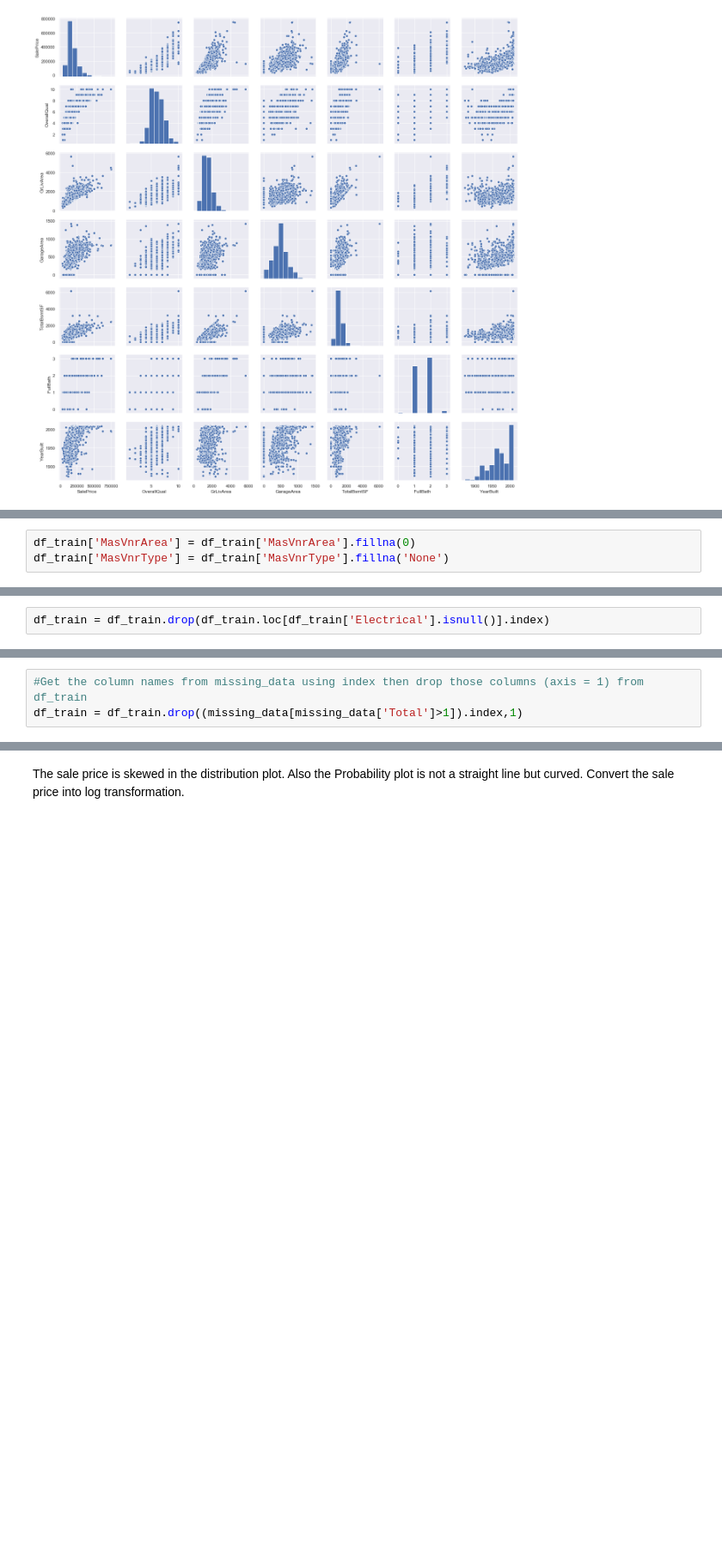
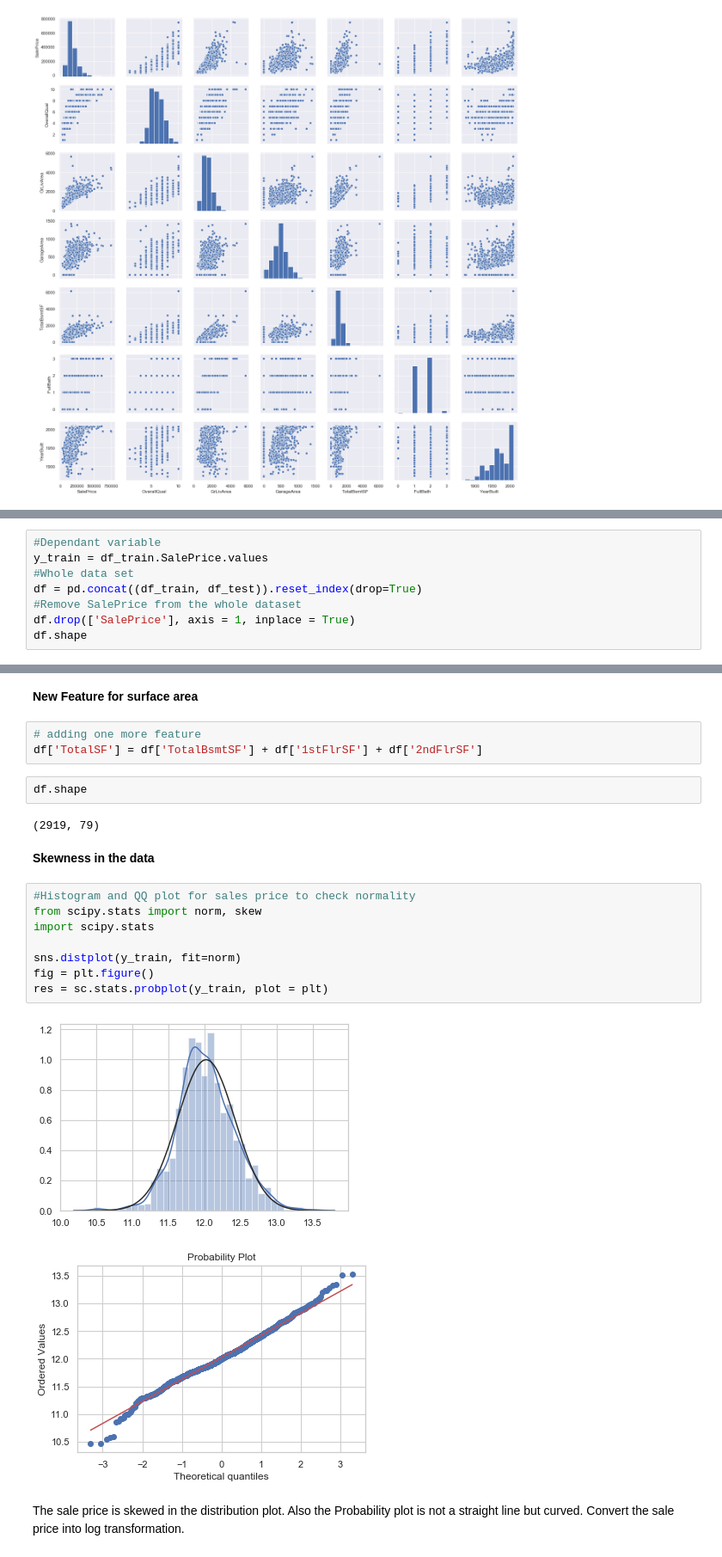
Before and after one commit to Megha219105/Housing-Prices, a Jupyter notebook: HouseSalesPrice.ipynb, the cells around one changed output, grey strips where cells are left out. Shown: that part at 86% size. Saved outputs shown, nothing was run; the diff lists cells and outputs as text; blank space fills up the shorter version.

```diff
--- a/HouseSalesPrice.ipynb
+++ b/HouseSalesPrice.ipynb
@@ -242,3 +195,0 @@ Similar to Area, type has around 60% of the data being None, referring they dont
-# %%
-df_train['MasVnrArea'] = df_train['MasVnrArea'].fillna(0)
-df_train['MasVnrType'] = df_train['MasVnrType'].fillna('None')
@@ -250,2 +195,0 @@ Int64Index([], dtype='int64')
-# %%
-df_train = df_train.drop(df_train.loc[df_train['Electrical'].isnull()].index)
@@ -257,3 +195,0 @@ sns.countplot(df_train['Electrical'])
-# %%
-#Get the column names from missing_data using index then drop those columns (axis = 1) from df_train
-df_train = df_train.drop((missing_data[missing_data['Total']>1]).index,1)
@@ -275,0 +200,8 @@ res = sc.stats.probplot(df_train['SalePrice'], plot = plt)
+# %%
+#Dependant variable
+y_train = df_train.SalePrice.values
+#Whole data set
+df = pd.concat((df_train, df_test)).reset_index(drop=True)
+#Remove SalePrice from the whole dataset
+df.drop(['SalePrice'], axis = 1, inplace = True)
+df.shape
@@ -276,3 +435,25 @@ res = sc.stats.probplot(df_train['SalePrice'], plot = plt)
+# %% [markdown]
+__New Feature for surface area__
+# %%
+# adding one more feature
+df['TotalSF'] = df['TotalBsmtSF'] + df['1stFlrSF'] + df['2ndFlrSF']
+# %%
+df.shape
+# %% [output]
+(2919, 79)
+# %% [markdown]
+__Skewness in the data__
+# %%
+#Histogram and QQ plot for sales price to check normality
+from scipy.stats import norm, skew
+import scipy.stats
+
+sns.distplot(y_train, fit=norm)
+fig = plt.figure()
+res = sc.stats.probplot(y_train, plot = plt)
+# %% [output]
+[figure, added]
+[figure, added]
 # %% [markdown]
 The sale price is skewed in the distribution plot. Also the Probability plot is not a straight line but curved. Convert the sale price into log transformation.
 # %%
```
Also changed, not shown: parts of 100 cells of this notebook, 1 other file.
